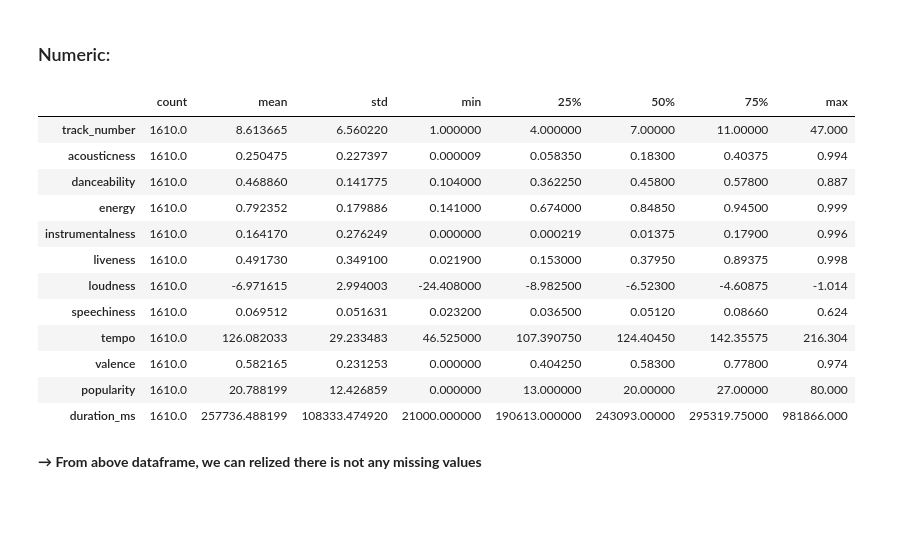
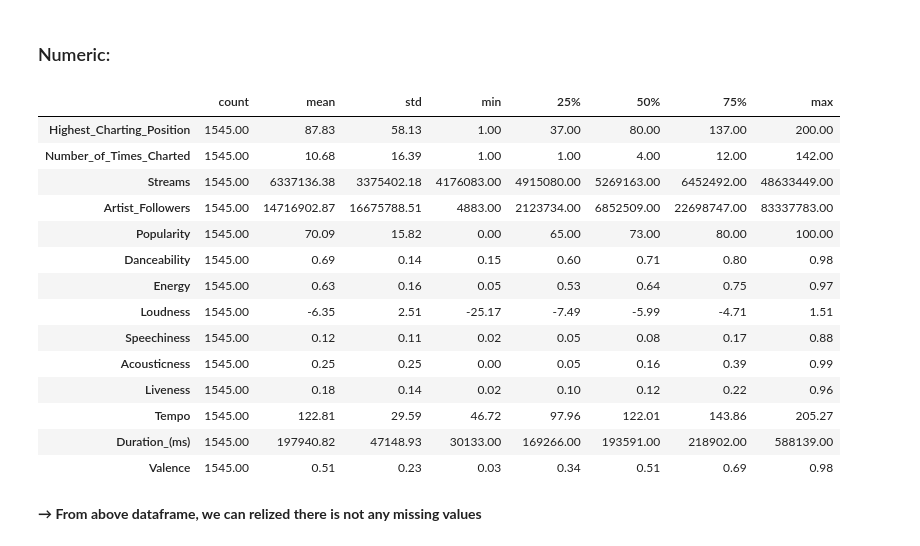
Before and after one commit to TrungTechh/HCMUS_CSC17104-Final-project, a Jupyter notebook: Final_project.ipynb, the cells around one changed output. Drawn from its saved outputs; the diff is of its cells as text; code cells hidden in the pictures; blank space fills up the shorter version.

```diff
--- a/Final_project.ipynb
+++ b/Final_project.ipynb
@@ -145,0 +165,3 @@ memory usage: 214.0+ KB
+# %%
+df = df.loc[~(df.Release_Date == ' ')]
+(df == ' ').sum(axis=0)
@@ -145,0 +199,12 @@ memory usage: 214.0+ KB
+# %%
+def fillMissingInfoDate(x):
+    res = ''
+    if len(x) == 4:
+        res = x + '-01-01'
+    elif len(x) == 7:
+        res = x + '-01'
+    else:
+        res = x
+    return res
+
+df.Release_Date = pd.to_datetime(df.Release_Date.apply(fillMissingInfoDate), format='%Y-%m-%d')
@@ -145,0 +213,4 @@ memory usage: 214.0+ KB
+# %%
+df.Streams = df.Streams.str.replace(',', '')
+int_features = ['Streams', 'Artist_Followers', 'Popularity', 'Duration_(ms)']
+df[int_features] = df[int_features].astype('int')
@@ -145,0 +219,3 @@ memory usage: 214.0+ KB
+# %%
+float_features = ["Danceability", "Energy", "Loudness", "Speechiness", "Acousticness", "Liveness", "Tempo", "Valence"]
+df[float_features] = df[float_features].astype('float')
@@ -148,21 +248,24 @@ memory usage: 214.0+ KB
 # %% [markdown]
 ### Numeric:
 # %%
+pd.set_option('display.float_format', lambda x: '%.2f' % x)
 df.describe().T
 # %% [output]
 |  | count | mean | std | min | 25% | 50% | 75% | max |
-| track_number | 1610.0 | 8.613665 | 6.560220 | 1.000000 | 4.000000 | 7.00000 | 11.00000 | 47.000 |
-| acousticness | 1610.0 | 0.250475 | 0.227397 | 0.000009 | 0.058350 | 0.18300 | 0.40375 | 0.994 |
-| danceability | 1610.0 | 0.468860 | 0.141775 | 0.104000 | 0.362250 | 0.45800 | 0.57800 | 0.887 |
-| energy | 1610.0 | 0.792352 | 0.179886 | 0.141000 | 0.674000 | 0.84850 | 0.94500 | 0.999 |
-| instrumentalness | 1610.0 | 0.164170 | 0.276249 | 0.000000 | 0.000219 | 0.01375 | 0.17900 | 0.996 |
-| liveness | 1610.0 | 0.491730 | 0.349100 | 0.021900 | 0.153000 | 0.37950 | 0.89375 | 0.998 |
-| loudness | 1610.0 | -6.971615 | 2.994003 | -24.408000 | -8.982500 | -6.52300 | -4.60875 | -1.014 |
-| speechiness | 1610.0 | 0.069512 | 0.051631 | 0.023200 | 0.036500 | 0.05120 | 0.08660 | 0.624 |
-| tempo | 1610.0 | 126.082033 | 29.233483 | 46.525000 | 107.390750 | 124.40450 | 142.35575 | 216.304 |
-| valence | 1610.0 | 0.582165 | 0.231253 | 0.000000 | 0.404250 | 0.58300 | 0.77800 | 0.974 |
-| popularity | 1610.0 | 20.788199 | 12.426859 | 0.000000 | 13.000000 | 20.00000 | 27.00000 | 80.000 |
-| duration_ms | 1610.0 | 257736.488199 | 108333.474920 | 21000.000000 | 190613.000000 | 243093.00000 | 295319.75000 | 981866.000 |
+| Highest_Charting_Position | 1545.00 | 87.83 | 58.13 | 1.00 | 37.00 | 80.00 | 137.00 | 200.00 |
+| Number_of_Times_Charted | 1545.00 | 10.68 | 16.39 | 1.00 | 1.00 | 4.00 | 12.00 | 142.00 |
+| Streams | 1545.00 | 6337136.38 | 3375402.18 | 4176083.00 | 4915080.00 | 5269163.00 | 6452492.00 | 48633449.00 |
+| Artist_Followers | 1545.00 | 14716902.87 | 16675788.51 | 4883.00 | 2123734.00 | 6852509.00 | 22698747.00 | 83337783.00 |
+| Popularity | 1545.00 | 70.09 | 15.82 | 0.00 | 65.00 | 73.00 | 80.00 | 100.00 |
+| Danceability | 1545.00 | 0.69 | 0.14 | 0.15 | 0.60 | 0.71 | 0.80 | 0.98 |
+| Energy | 1545.00 | 0.63 | 0.16 | 0.05 | 0.53 | 0.64 | 0.75 | 0.97 |
+| Loudness | 1545.00 | -6.35 | 2.51 | -25.17 | -7.49 | -5.99 | -4.71 | 1.51 |
+| Speechiness | 1545.00 | 0.12 | 0.11 | 0.02 | 0.05 | 0.08 | 0.17 | 0.88 |
+| Acousticness | 1545.00 | 0.25 | 0.25 | 0.00 | 0.05 | 0.16 | 0.39 | 0.99 |
+| Liveness | 1545.00 | 0.18 | 0.14 | 0.02 | 0.10 | 0.12 | 0.22 | 0.96 |
+| Tempo | 1545.00 | 122.81 | 29.59 | 46.72 | 97.96 | 122.01 | 143.86 | 205.27 |
+| Duration_(ms) | 1545.00 | 197940.82 | 47148.93 | 30133.00 | 169266.00 | 193591.00 | 218902.00 | 588139.00 |
+| Valence | 1545.00 | 0.51 | 0.23 | 0.03 | 0.34 | 0.51 | 0.69 | 0.98 |
 # %% [markdown]
 **&rarr; From above dataframe, we can relized there is not any missing values**
 # %% [markdown]
```
Also changed, not shown: parts of 30 cells of this notebook, 2 other files.
